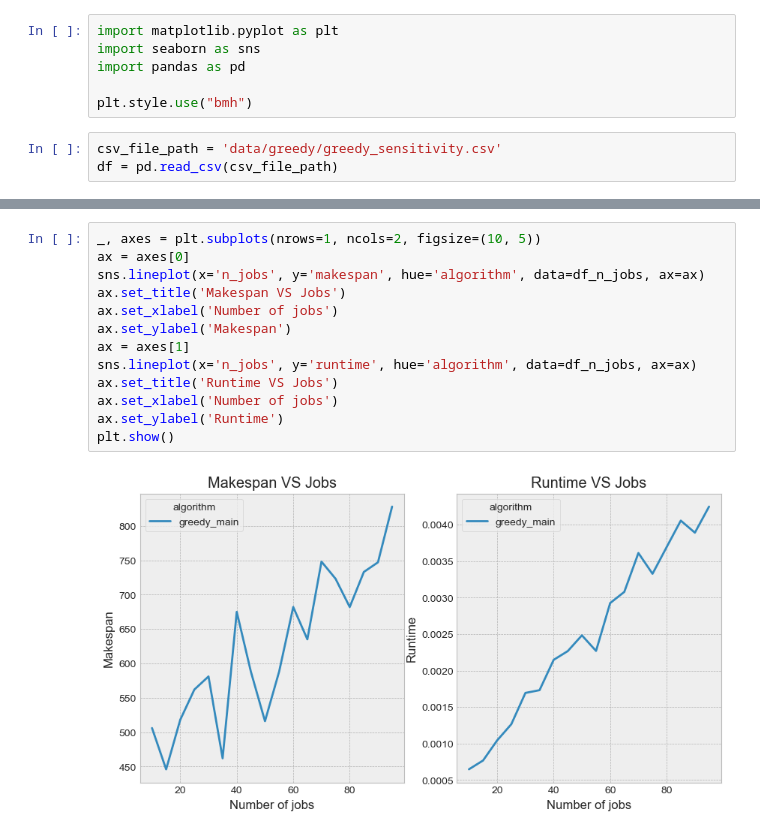
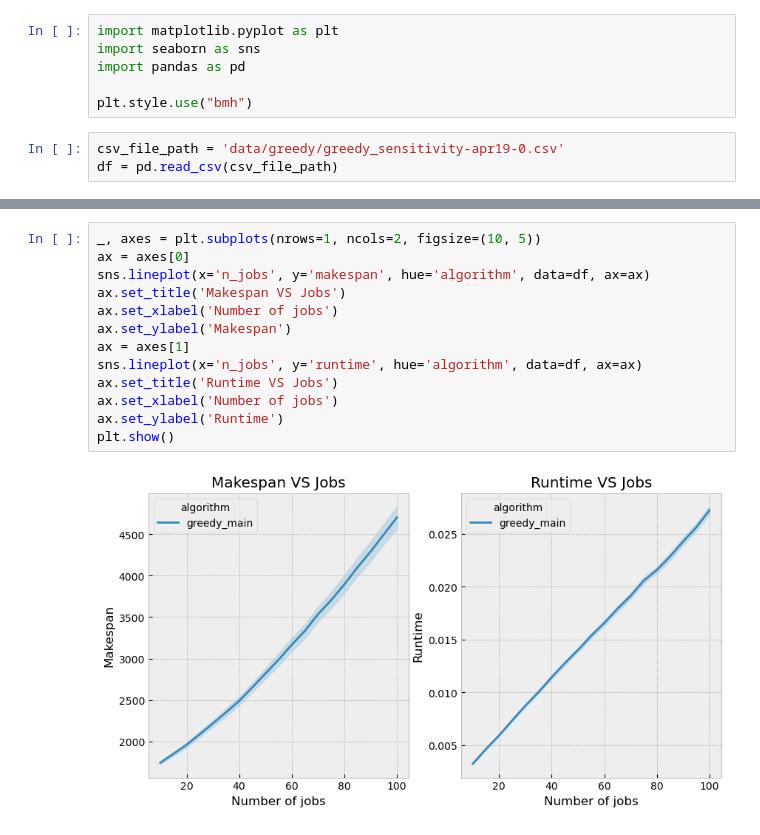
Before and after one commit to legendPerceptor/SDL-ILP, a Jupyter notebook: plotting.ipynb, the cells around one changed output, grey strips where cells are left out. Saved outputs shown, nothing was run; the diff lists cells and outputs as text.

Commit message:
plotting in jupiter notebook works, modify p,m,o to be the same later

```diff
--- a/plotting.ipynb
+++ b/plotting.ipynb
@@ -5,7 +5,7 @@ import pandas as pd
 
 plt.style.use("bmh")
 # %%
-csv_file_path = 'data/greedy/greedy_sensitivity.csv'
+csv_file_path = 'data/greedy/greedy_sensitivity-apr19-0.csv'
 df = pd.read_csv(csv_file_path)
 # %%
 df.head(10)
@@ -45,15 +40,15 @@ display(df_n_jobs)
 # %%
 _, axes = plt.subplots(nrows=1, ncols=2, figsize=(10, 5))
 ax = axes[0]
-sns.lineplot(x='n_jobs', y='makespan', hue='algorithm', data=df_n_jobs, ax=ax)
+sns.lineplot(x='n_jobs', y='makespan', hue='algorithm', data=df, ax=ax)
 ax.set_title('Makespan VS Jobs')
 ax.set_xlabel('Number of jobs')
 ax.set_ylabel('Makespan')
 ax = axes[1]
-sns.lineplot(x='n_jobs', y='runtime', hue='algorithm', data=df_n_jobs, ax=ax)
+sns.lineplot(x='n_jobs', y='runtime', hue='algorithm', data=df, ax=ax)
 ax.set_title('Runtime VS Jobs')
 ax.set_xlabel('Number of jobs')
 ax.set_ylabel('Runtime')
 plt.show()
 # %% [output]
-[figure, old version]
+[figure, new version]
```
Also changed, not shown: parts of 13 cells of this notebook, 7 other files.
